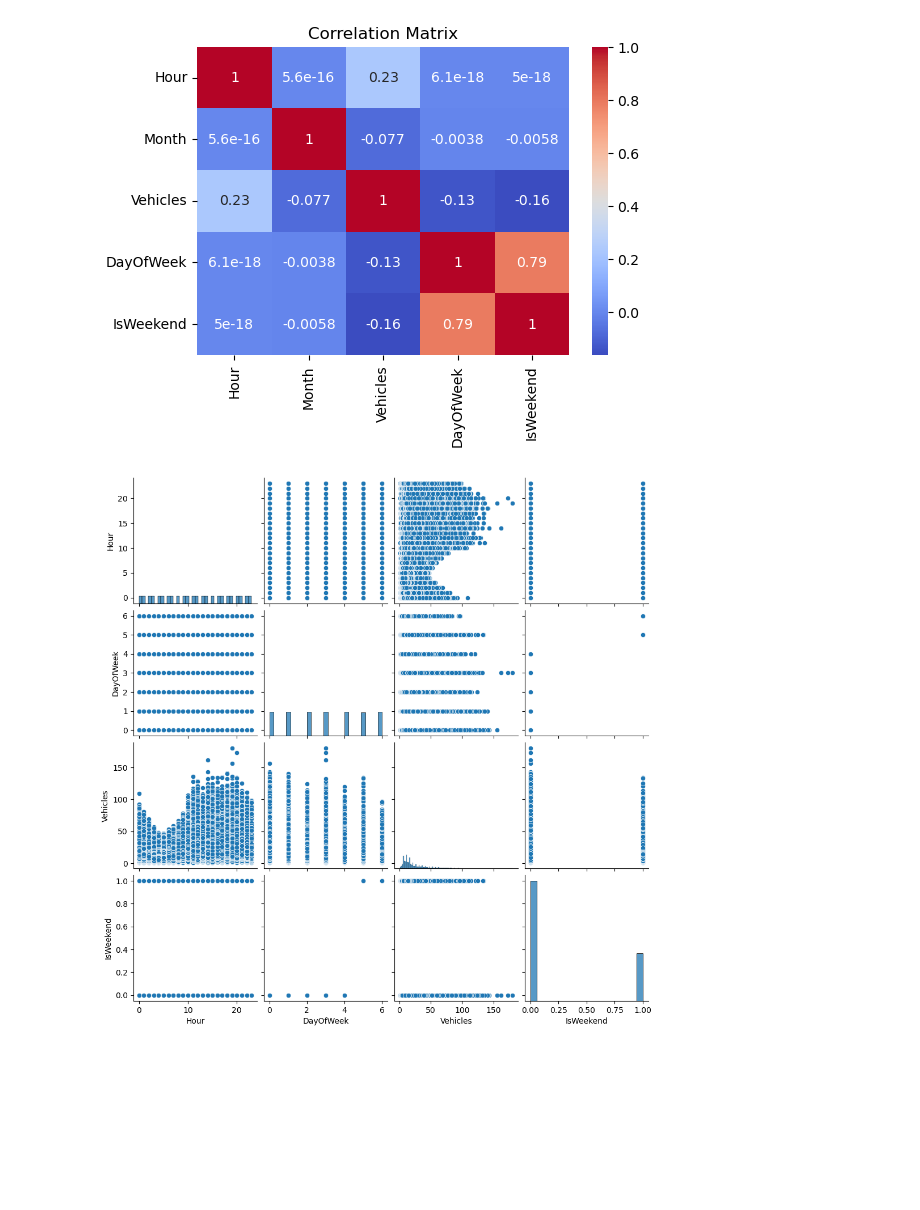
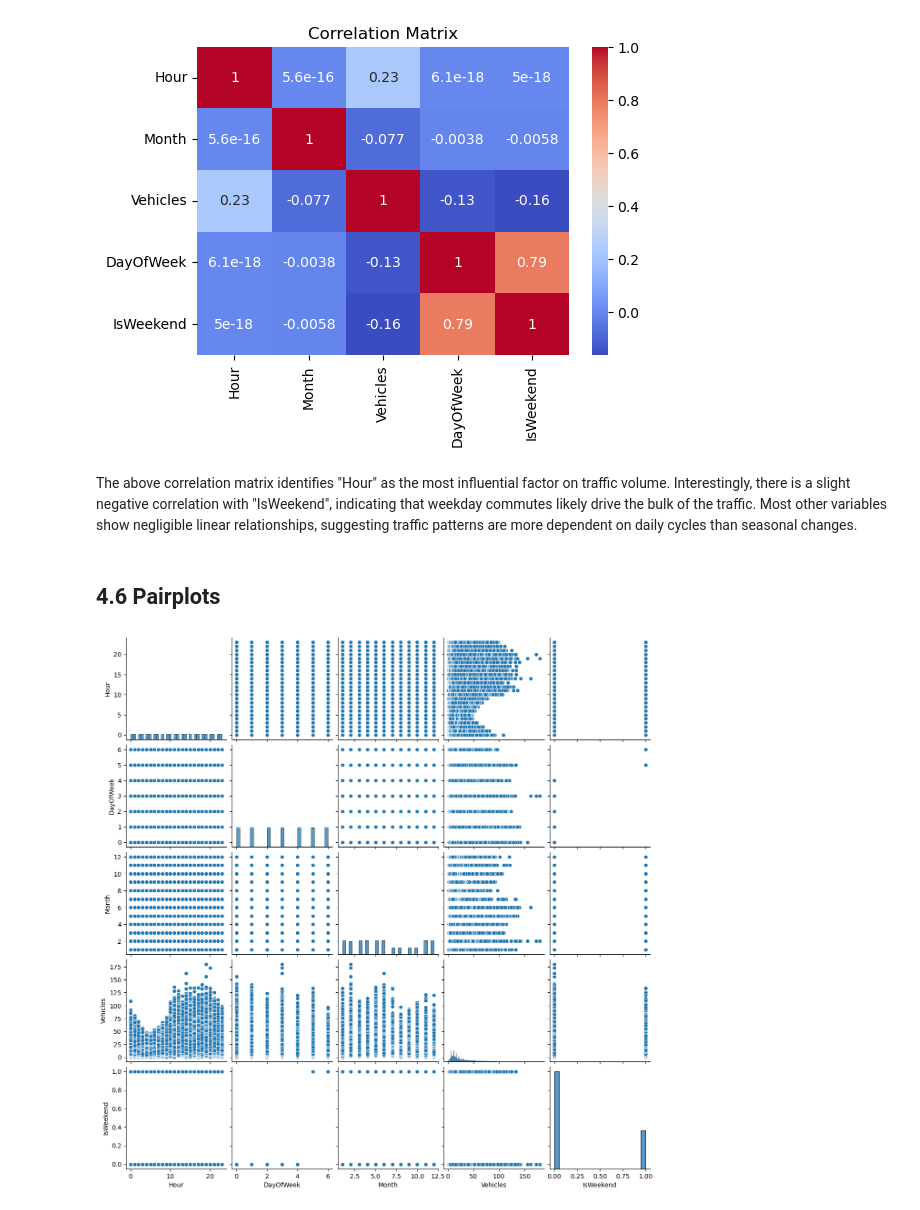
Before and after one commit to DevonKawaguchi/ENGR1330-Final-Project, a Jupyter notebook: Traffic Volume Predictor Project.ipynb, the cells around one changed output. Cells and saved outputs as stored; diff of their text form; code cells hidden in the pictures; blank space fills up the shorter version.

```diff
--- a/Traffic Volume Predictor Project.ipynb
+++ b/Traffic Volume Predictor Project.ipynb
@@ -135,8 +190,23 @@ plt.title("Correlation Matrix")
 plt.show()
 # %% [output]
 [figure]
+# %% [markdown]
+The above correlation matrix identifies "Hour" as the most influential factor on traffic volume. Interestingly, there is a slight negative correlation with "IsWeekend", indicating that weekday commutes likely drive the bulk of the traffic. Most other variables show negligible linear relationships, suggesting traffic patterns are more dependent on daily cycles than seasonal changes.
+# %% [markdown]
+## 4.6 Pairplots
 # %%
-sns.pairplot(df[["Hour","DayOfWeek","Vehicles","IsWeekend"]])
+#Pairplots
+
+sns.pairplot(
+    df[[
+        "Hour",
+        "DayOfWeek",
+        "Month",
+        "Vehicles",
+        "IsWeekend"
+    ]]
+)
+
 plt.show()
 # %% [output]
-[figure, old version]
+[figure, new version]
```
Also changed, not shown: parts of 47 cells of this notebook.
